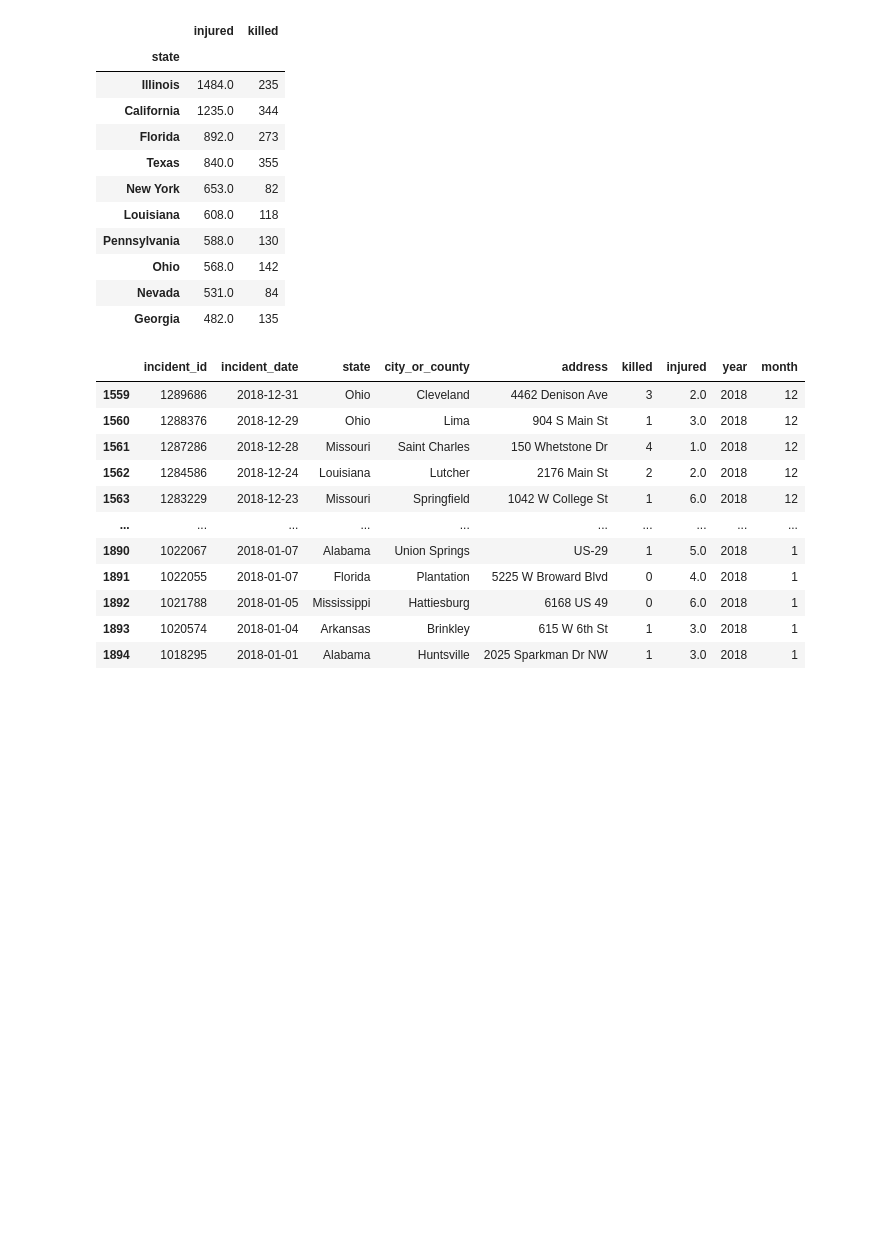
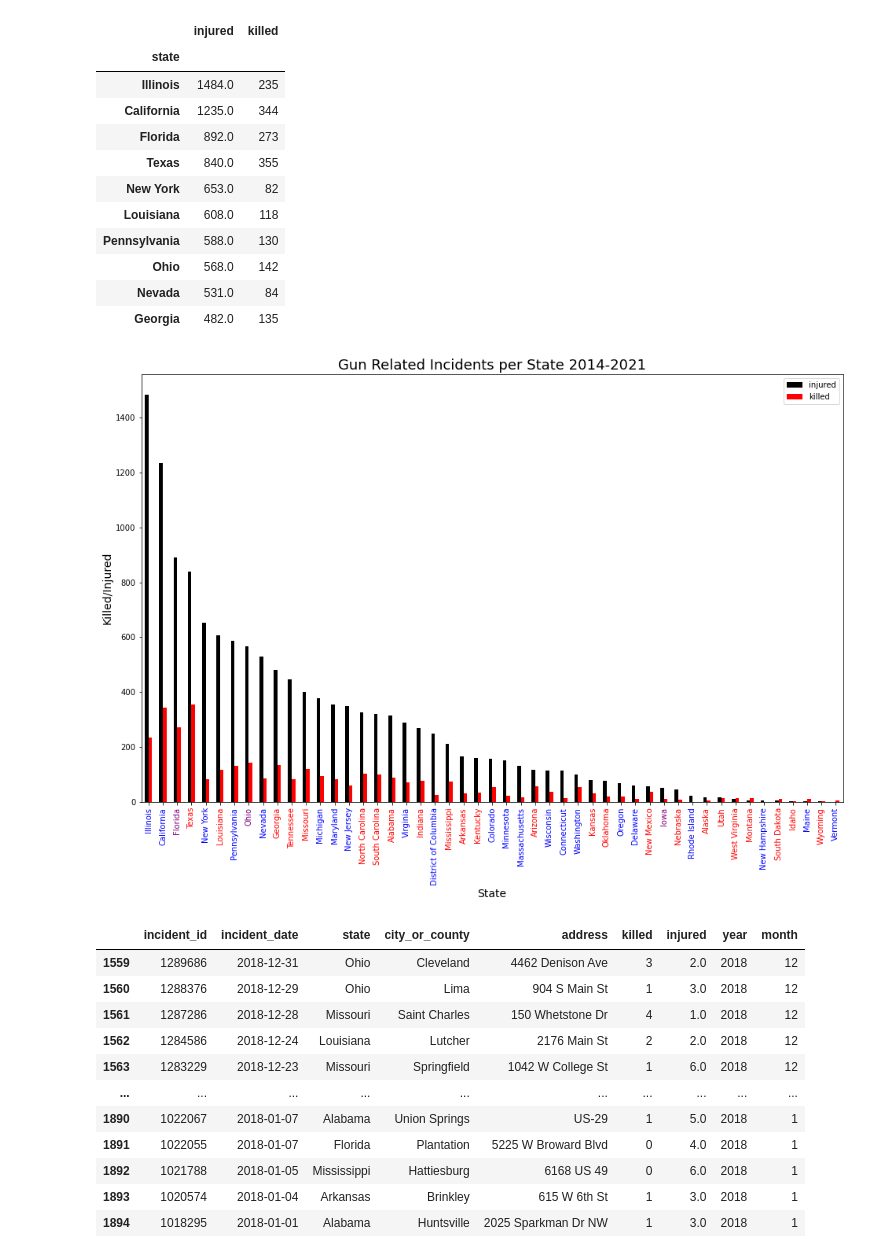
Before and after one commit to Jamesmg10/Capstone1, a Jupyter notebook: USGunViolenceRecords.ipynb, the cells around one changed output. Saved outputs shown, nothing was run; the diff lists cells and outputs as text; code cells hidden in the pictures; blank space fills up the shorter version.

```diff
--- a/USGunViolenceRecords.ipynb
+++ b/USGunViolenceRecords.ipynb
@@ -286,7 +286,7 @@ IncidentsByState = stateSortdf.groupby(by="state").sum().sort_values(by="injured
 IncidentsByState
 # %%
 #IncidentsByState.plot.bar(x='state', y='injured')
-ax = IncidentsByState.plot(kind="bar", figsize = (13,8), color = {"killed": "red", "injured": "black"})#(x="", y=["injured", "killed"], kind="bar")
+ax = IncidentsByState.plot(kind="bar", figsize = (16,10), color = {"killed": "red", "injured": "black"})#(x="", y=["injured", "killed"], kind="bar")
 ax.set_title('Gun Related Incidents per State 2014-2021', fontdict={'fontsize':18})
 ax.set_xlabel('State', fontdict={'fontsize':14})
 ax.set_ylabel('Killed/Injured', fontdict={'fontsize':14})
@@ -312,33 +312,35 @@ ax.get_xticklabels()[18].set_color("blue")
 ax.get_xticklabels()[19].set_color("red")
 ax.get_xticklabels()[20].set_color("blue")
 ax.get_xticklabels()[21].set_color("red")
 ax.get_xticklabels()[22].set_color("red")
 ax.get_xticklabels()[23].set_color("red")
 ax.get_xticklabels()[24].set_color("blue")
 ax.get_xticklabels()[25].set_color("blue")
 ax.get_xticklabels()[26].set_color("blue")
 ax.get_xticklabels()[27].set_color("red")
 ax.get_xticklabels()[28].set_color("blue")
 ax.get_xticklabels()[29].set_color("blue")
 ax.get_xticklabels()[30].set_color("blue")
 ax.get_xticklabels()[31].set_color("red")
 ax.get_xticklabels()[32].set_color("red")
 ax.get_xticklabels()[33].set_color("blue")
 ax.get_xticklabels()[34].set_color("blue")
 ax.get_xticklabels()[35].set_color("red")
 ax.get_xticklabels()[36].set_color("purple")
 ax.get_xticklabels()[37].set_color("red")
 ax.get_xticklabels()[38].set_color("blue")
 ax.get_xticklabels()[39].set_color("red")
 ax.get_xticklabels()[40].set_color("red")
 ax.get_xticklabels()[41].set_color("red")
 ax.get_xticklabels()[42].set_color("red")
 ax.get_xticklabels()[43].set_color("blue")
 ax.get_xticklabels()[44].set_color("red")
 ax.get_xticklabels()[45].set_color("red")
 ax.get_xticklabels()[46].set_color("blue")
 ax.get_xticklabels()[47].set_color("red")
 ax.get_xticklabels()[48].set_color("blue")
+# %% [output]
+[figure, added]
 # %%
 Year2018 = df[df["year"]==2018]
 # %%
```
Also changed, not shown: parts of 4 cells of this notebook, 2 other files.
